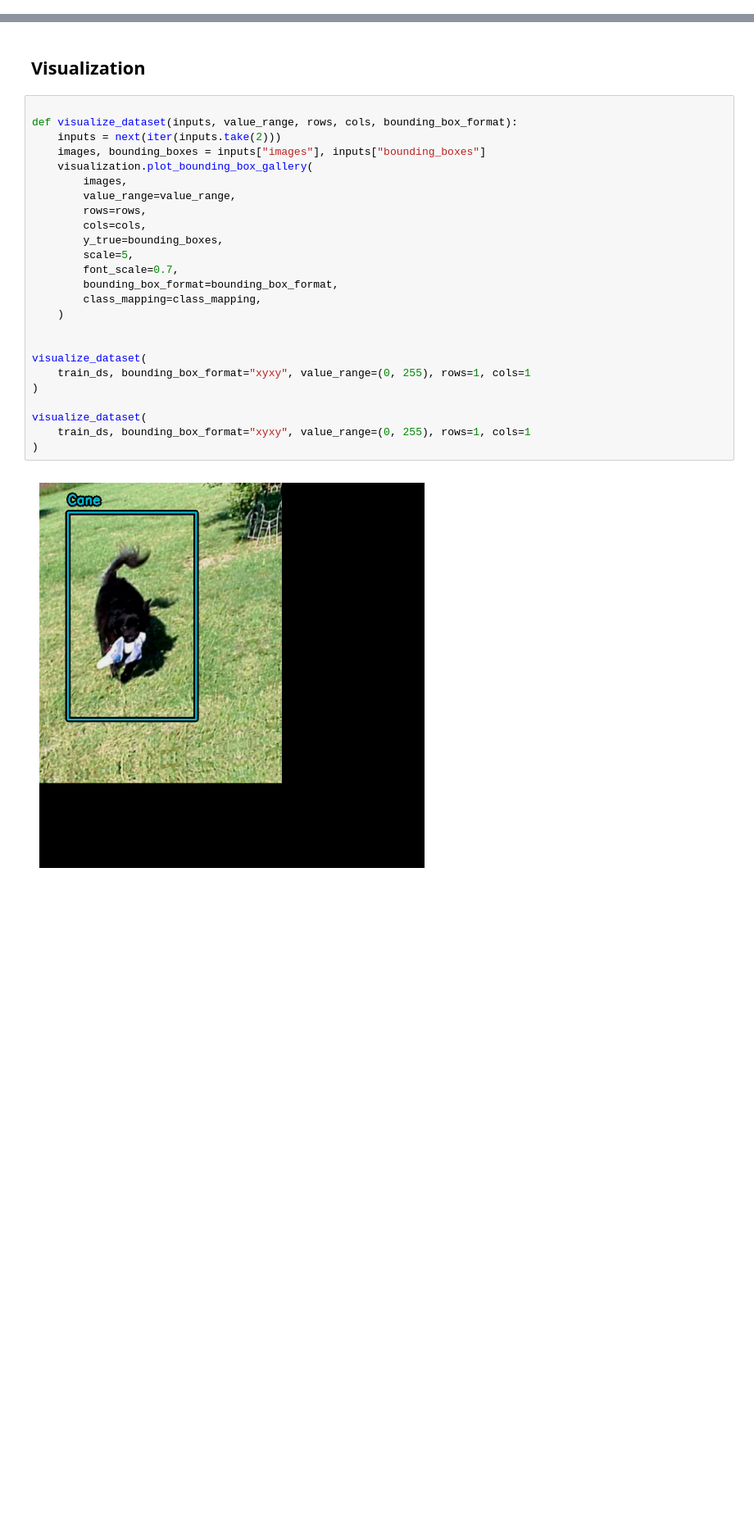
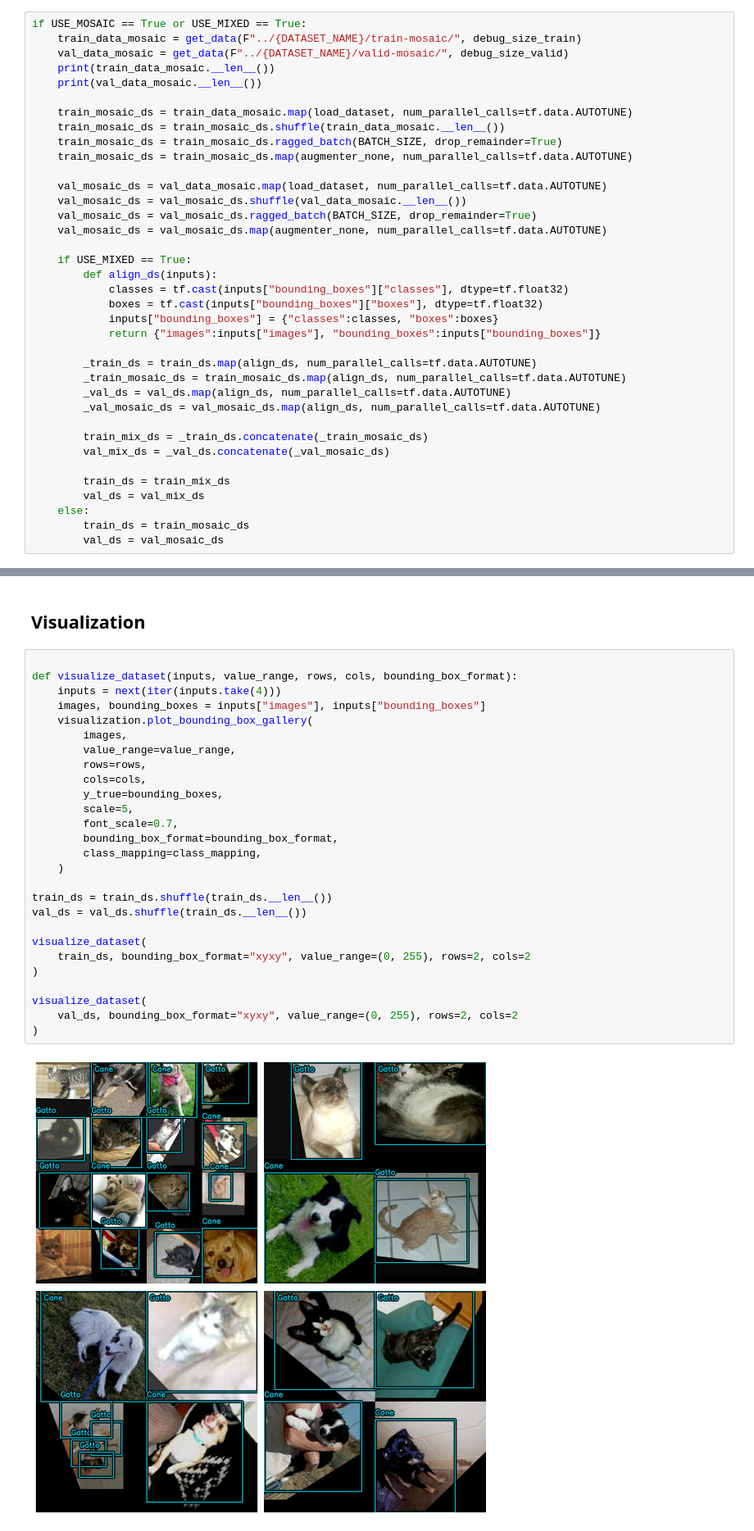
Before and after one commit to andreaallegr/TF-Yolo8, a Jupyter notebook: finetuning/TF_yolov8_finetuning.ipynb, the cells around one changed output, grey strips where cells are left out. Shown at 82% size. Cells and saved outputs as stored; diff of their text form; blank space fills up the shorter version.

Commit message:
update finetuning with parametric mosaic

```diff
--- a/finetuning/TF_yolov8_finetuning.ipynb
+++ b/finetuning/TF_yolov8_finetuning.ipynb
@@ -573,0 +525,37 @@ val_ds = val_ds.map(augmenter, num_parallel_calls=tf.data.AUTOTUNE)
+# %%
+if USE_MOSAIC == True or USE_MIXED == True:
+    train_data_mosaic = get_data(F"../{DATASET_NAME}/train-mosaic/", debug_size_train)
+    val_data_mosaic = get_data(F"../{DATASET_NAME}/valid-mosaic/", debug_size_valid)
+    print(train_data_mosaic.__len__())
+    print(val_data_mosaic.__len__())
+
+    train_mosaic_ds = train_data_mosaic.map(load_dataset, num_parallel_calls=tf.data.AUTOTUNE)
+    train_mosaic_ds = train_mosaic_ds.shuffle(train_data_mosaic.__len__())
+    train_mosaic_ds = train_mosaic_ds.ragged_batch(BATCH_SIZE, drop_remainder=True)
+    train_mosaic_ds = train_mosaic_ds.map(augmenter_none, num_parallel_calls=tf.data.AUTOTUNE)
+
+    val_mosaic_ds = val_data_mosaic.map(load_dataset, num_parallel_calls=tf.data.AUTOTUNE)
+    val_mosaic_ds = val_mosaic_ds.shuffle(val_data_mosaic.__len__())
+    val_mosaic_ds = val_mosaic_ds.ragged_batch(BATCH_SIZE, drop_remainder=True)
+    val_mosaic_ds = val_mosaic_ds.map(augmenter_none, num_parallel_calls=tf.data.AUTOTUNE)
+
+    if USE_MIXED == True:
+        def align_ds(inputs):
+            classes = tf.cast(inputs["bounding_boxes"]["classes"], dtype=tf.float32)
+            boxes = tf.cast(inputs["bounding_boxes"]["boxes"], dtype=tf.float32)
+            inputs["bounding_boxes"] = {"classes":classes, "boxes":boxes}
+            return {"images":inputs["images"], "bounding_boxes":inputs["bounding_boxes"]}
+
+        _train_ds = train_ds.map(align_ds, num_parallel_calls=tf.data.AUTOTUNE)
+        _train_mosaic_ds = train_mosaic_ds.map(align_ds, num_parallel_calls=tf.data.AUTOTUNE)
+        _val_ds = val_ds.map(align_ds, num_parallel_calls=tf.data.AUTOTUNE)
+        _val_mosaic_ds = val_mosaic_ds.map(align_ds, num_parallel_calls=tf.data.AUTOTUNE)
+
+        train_mix_ds = _train_ds.concatenate(_train_mosaic_ds)
+        val_mix_ds = _val_ds.concatenate(_val_mosaic_ds)
+
+        train_ds = train_mix_ds
+        val_ds = val_mix_ds
+    else:
+        train_ds = train_mosaic_ds
+        val_ds = val_mosaic_ds
@@ -576,27 +567,29 @@ val_ds = val_ds.map(augmenter, num_parallel_calls=tf.data.AUTOTUNE)
 # %%
 
 def visualize_dataset(inputs, value_range, rows, cols, bounding_box_format):
-    inputs = next(iter(inputs.take(2)))
+    inputs = next(iter(inputs.take(4)))
     images, bounding_boxes = inputs["images"], inputs["bounding_boxes"]
     visualization.plot_bounding_box_gallery(
         images,
         value_range=value_range,
         rows=rows,
         cols=cols,
         y_true=bounding_boxes,
         scale=5,
         font_scale=0.7,
         bounding_box_format=bounding_box_format,
         class_mapping=class_mapping,
     )
 
+train_ds = train_ds.shuffle(train_ds.__len__())
+val_ds = val_ds.shuffle(train_ds.__len__())
 
 visualize_dataset(
-    train_ds, bounding_box_format="xyxy", value_range=(0, 255), rows=1, cols=1
+    train_ds, bounding_box_format="xyxy", value_range=(0, 255), rows=2, cols=2
 )
 
 visualize_dataset(
-    train_ds, bounding_box_format="xyxy", value_range=(0, 255), rows=1, cols=1
+    val_ds, bounding_box_format="xyxy", value_range=(0, 255), rows=2, cols=2
 )
 # %% [output]
-[figure, old version]
+[figure, new version]
```
Also changed, not shown: parts of 31 cells of this notebook.
